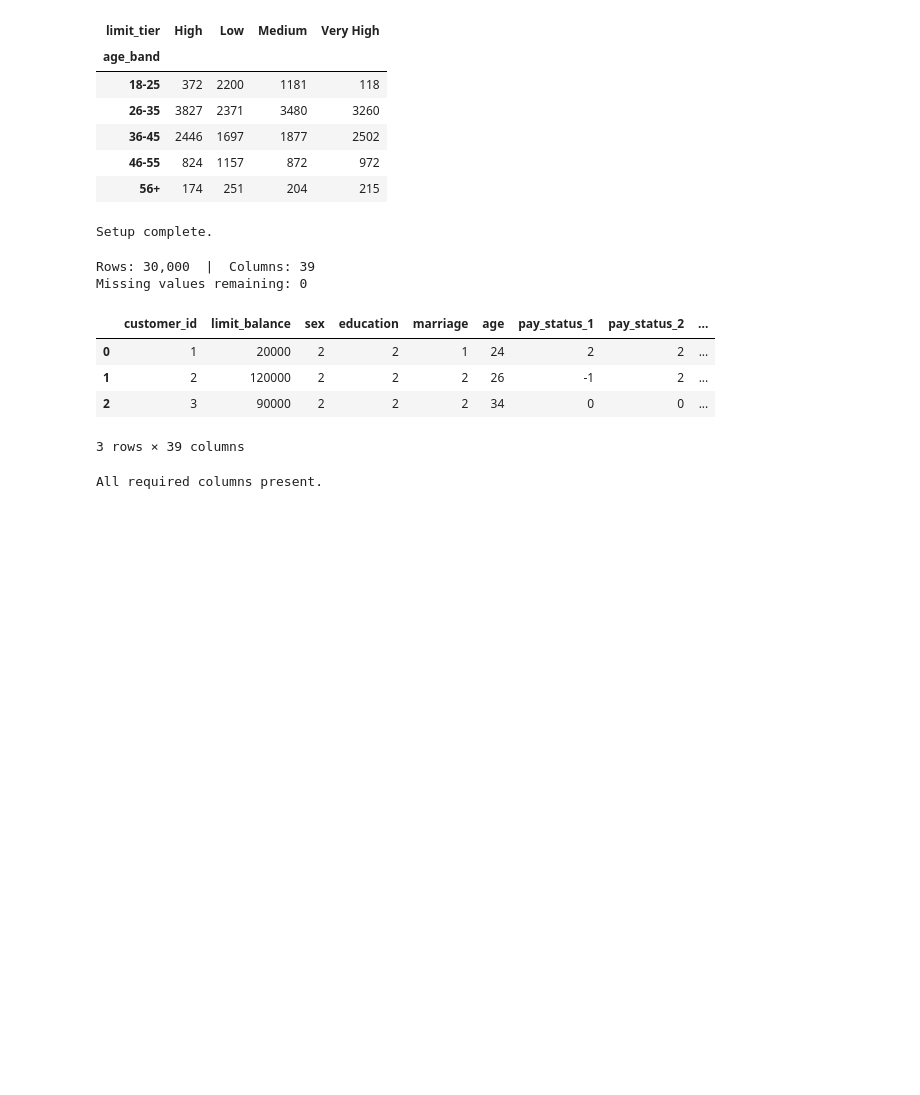
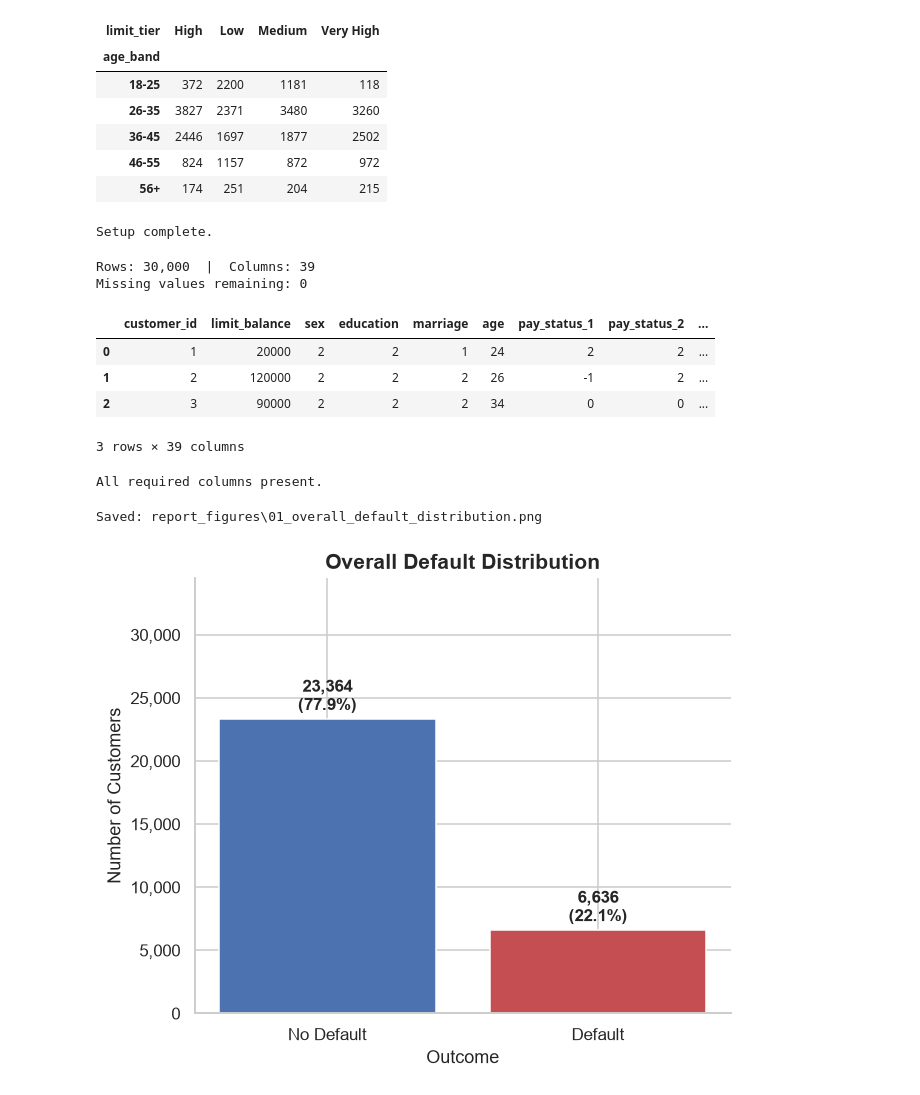
Before and after one commit to Dewmi2004/NovaX--Group-project-of-Python-for-DS-AI, a Jupyter notebook: NovaX.ipynb, the cells around one changed output. Saved outputs shown, nothing was run; the diff lists cells and outputs as text; code cells hidden in the pictures; blank space fills up the shorter version.

Commit message:
Chart 1 — Overall Default Distribution,Chart 2 — Default Rate by Age Band,Chart 3 — Default Rate by Education Level,Chart 4 — Default Rate by Marital Status.

```diff
--- a/NovaX.ipynb
+++ b/NovaX.ipynb
@@ -996,3 +996,28 @@ print("All required columns present.")
 df["default_label"] = df["default_next_month"].map({0: "No Default", 1: "Default"})
 # %% [output]
 All required columns present.
+# %%
+fig, ax = plt.subplots(figsize=(6, 5))
+
+counts = df["default_label"].value_counts()
+bars = ax.bar(counts.index, counts.values,
+              color=[COLOR_NO_DEFAULT, COLOR_DEFAULT])
+
+total = counts.sum()
+for bar, value in zip(bars, counts.values):
+    pct = value / total * 100
+    ax.text(bar.get_x() + bar.get_width() / 2, bar.get_height() + total * 0.01,
+            f"{value:,}\n({pct:.1f}%)", ha="center", va="bottom", fontsize=11, fontweight="bold")
+
+ax.set_title("Overall Default Distribution")
+ax.set_xlabel("Outcome")
+ax.set_ylabel("Number of Customers")
+ax.yaxis.set_major_formatter(mticker.FuncFormatter(lambda x, _: f"{int(x):,}"))
+ax.set_ylim(0, total * 1.15)
+sns.despine()
+plt.tight_layout()
+save_fig(fig, "01_overall_default_distribution.png")
+plt.show()
+# %% [output]
+Saved: report_figures\01_overall_default_distribution.png
+[figure, added]
```
Also changed, not shown: parts of 3 cells of this notebook, 4 other files.
